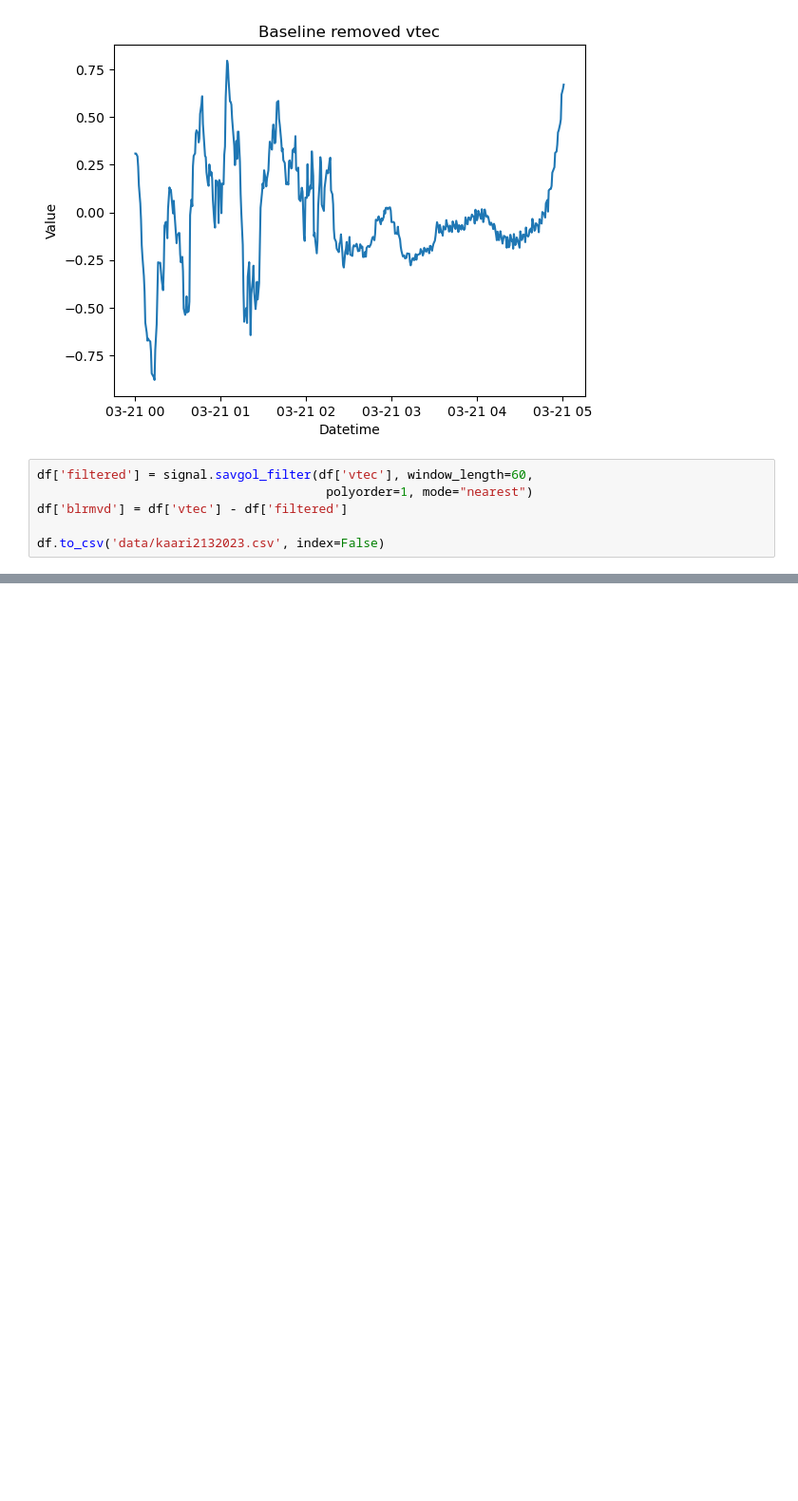
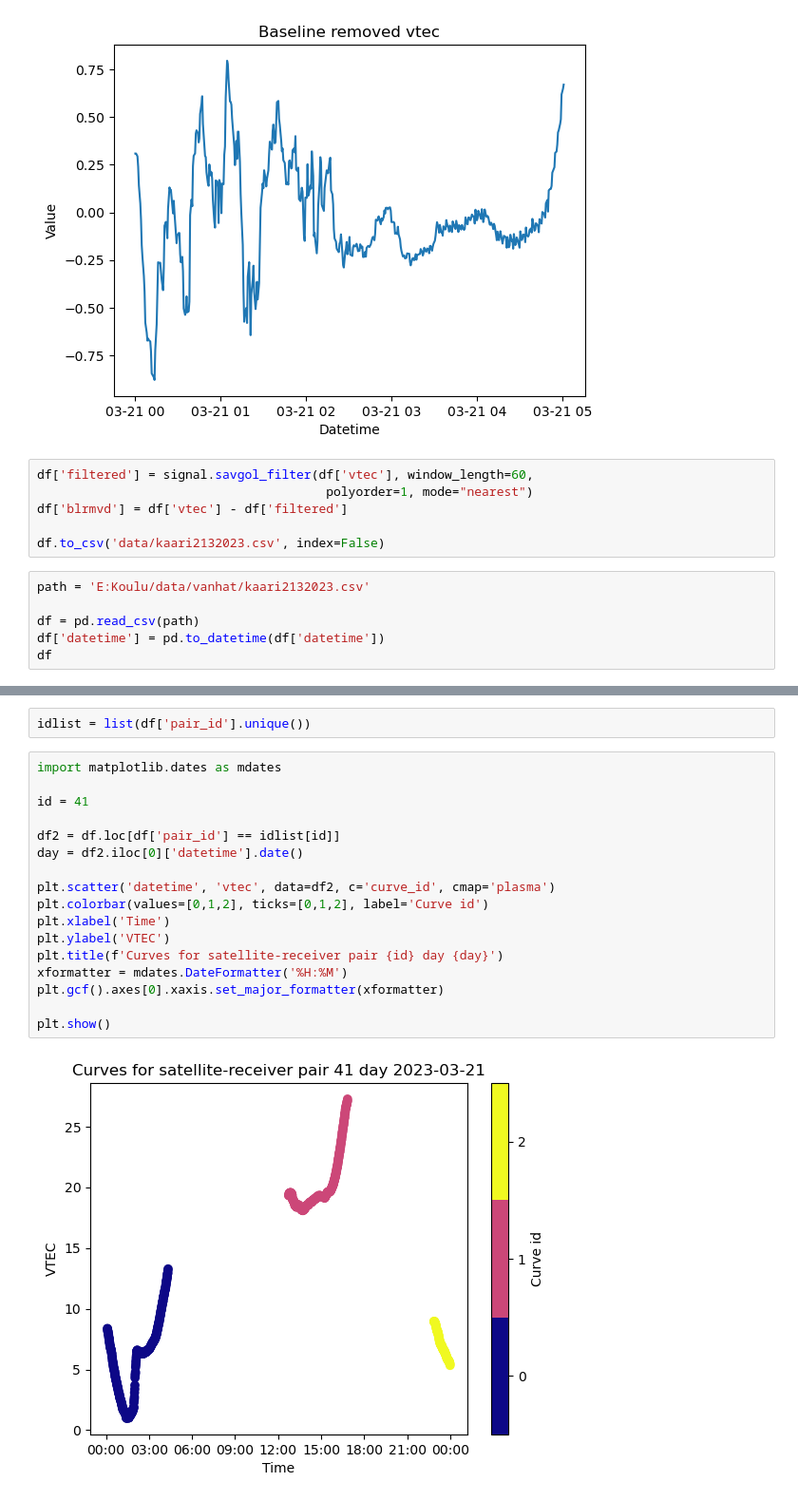
Before and after one commit to kuhaonmaraani/gradu, a Jupyter notebook: vanhat/kaarihaku.ipynb, the cells around one changed output, grey strips where cells are left out. Shown at 95% size. Saved outputs shown, nothing was run; the diff lists cells and outputs as text; blank space fills up the shorter version.

```diff
--- a/vanhat/kaarihaku.ipynb
+++ b/vanhat/kaarihaku.ipynb
@@ -198,3 +198,9 @@ df['filtered'] = signal.savgol_filter(df['vtec'], window_length=60,
 df['blrmvd'] = df['vtec'] - df['filtered']
 
 df.to_csv('data/kaari2132023.csv', index=False)
+# %%
+path = 'E:Koulu/data/vanhat/kaari2132023.csv'
+
+df = pd.read_csv(path)
+df['datetime'] = pd.to_datetime(df['datetime'])
+df
@@ -200,0 +221,21 @@ df.to_csv('data/kaari2132023.csv', index=False)
+# %%
+idlist = list(df['pair_id'].unique())
+# %%
+import matplotlib.dates as mdates
+
+id = 41
+
+df2 = df.loc[df['pair_id'] == idlist[id]]
+day = df2.iloc[0]['datetime'].date()
+
+plt.scatter('datetime', 'vtec', data=df2, c='curve_id', cmap='plasma')
+plt.colorbar(values=[0,1,2], ticks=[0,1,2], label='Curve id')
+plt.xlabel('Time')
+plt.ylabel('VTEC')
+plt.title(f'Curves for satellite-receiver pair {id} day {day}')
+xformatter = mdates.DateFormatter('%H:%M')
+plt.gcf().axes[0].xaxis.set_major_formatter(xformatter)
+
+plt.show()
+# %% [output]
+[figure, added]
```
Also changed, not shown: parts of 4 cells of this notebook, 6 other files.
